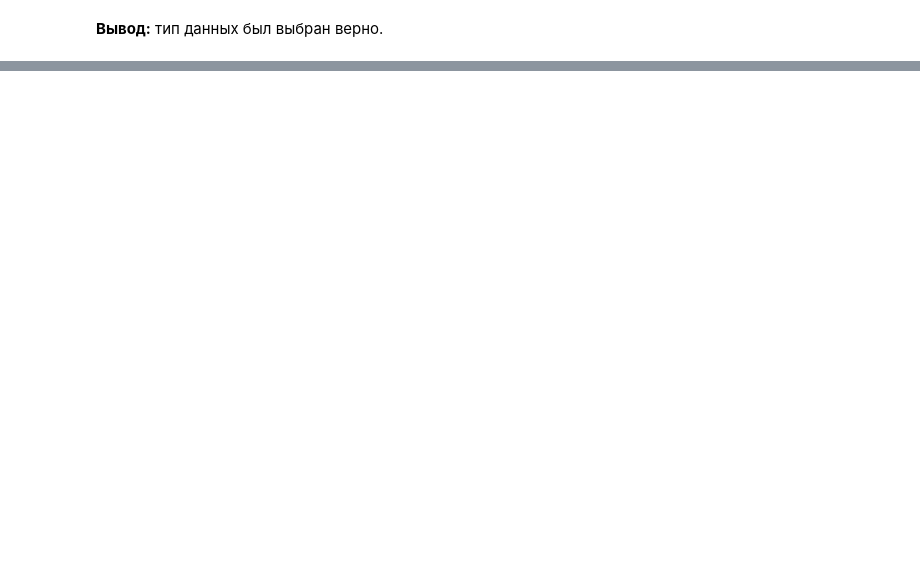
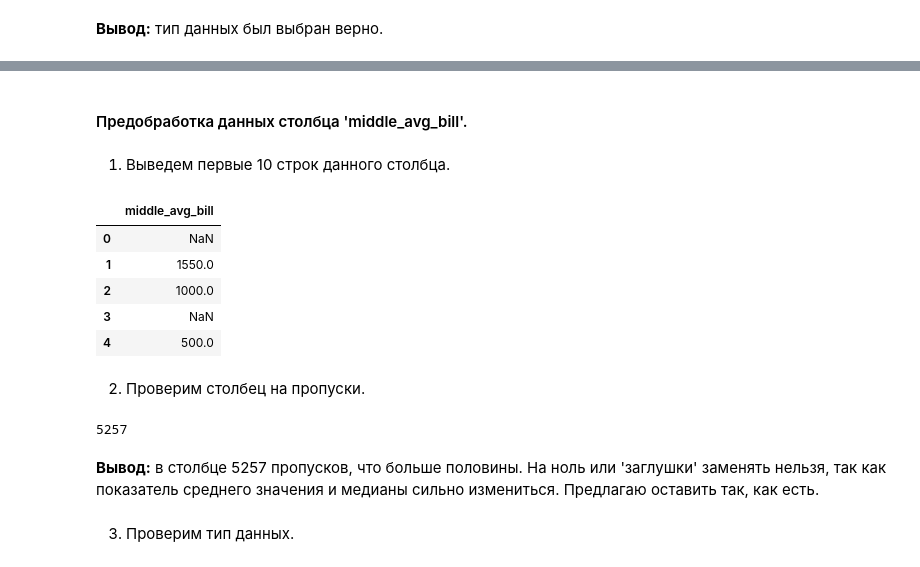
Before and after one commit to hEadman137/data_analysis_projects, a Jupyter notebook: yandex_practicum_projects/Analysis_cafe (03_09_23).ipynb, the cells around one changed output, grey strips where cells are left out. Saved outputs shown, nothing was run; the diff lists cells and outputs as text; code cells hidden in the pictures; blank space fills up the shorter version.

Commit message:
Data preprocessing and adding new columns

```diff
--- a/yandex_practicum_projects/Analysis_cafe (03_09_23).ipynb
+++ b/yandex_practicum_projects/Analysis_cafe (03_09_23).ipynb
@@ -572,0 +601,2 @@ memory usage: 919.5+ KB
+# %%
+data['avg_bill'] = data['avg_bill'].fillna('Не указано')
@@ -572,0 +643,23 @@ memory usage: 919.5+ KB
+# %% [markdown]
+#### Предобработка данных столбца 'middle_avg_bill'.
+# %% [markdown]
+1. Выведем первые 10 строк данного столбца.
+# %%
+data[['middle_avg_bill']].head(5)
+# %% [output]
+|  | middle_avg_bill |
+| 0 | NaN |
+| 1 | 1550.0 |
+| 2 | 1000.0 |
+| 3 | NaN |
+| 4 | 500.0 |
+# %% [markdown]
+2. Проверим столбец на пропуски.
+# %%
+data['middle_avg_bill'].isna().sum()
+# %% [output]
+5257
+# %% [markdown]
+**Вывод:** в столбце 5257 пропусков, что больше половины. На ноль или 'заглушки' заменять нельзя, так как показатель среднего значения и медианы сильно измениться. Предлагаю оставить так, как есть.
+# %% [markdown]
+3. Проверим тип данных.
```
Also changed, not shown: parts of 55 cells of this notebook.
